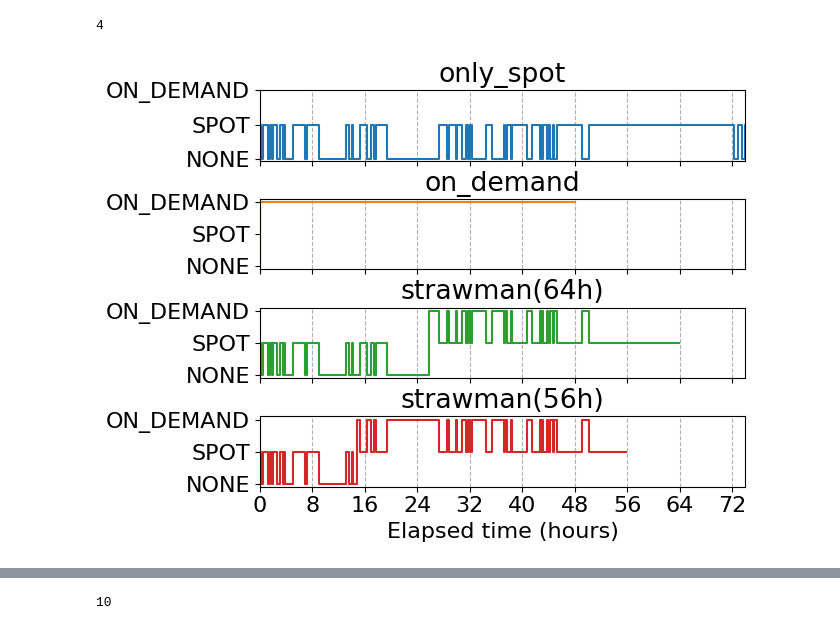
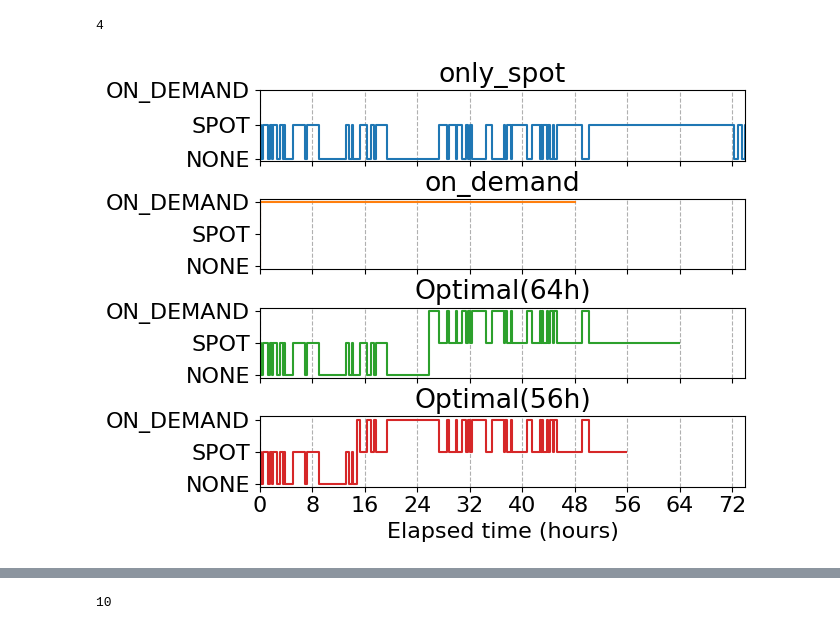
Before and after one commit to Michaelvll/skypilot-spot-strategy, a Jupyter notebook: scripts/plot.ipynb, the cells around one changed output, grey strips where cells are left out. Saved outputs shown, nothing was run; the diff lists cells and outputs as text; code cells hidden in the pictures.

```diff
--- a/scripts/plot.ipynb
+++ b/scripts/plot.ipynb
@@ -289,22 +287,26 @@ run_dfs = sorted(run_dfs, key=lambda x: STRATEGIES.index(x[0].config['strategy_m
 # %%
 end = 74
 tick_range = list(range(0, end, 8))
 fig, ax = plot_y(run_dfs, y_name='ClusterType', separate_ax=True, show_detailed_config=False, show_ddl=True)
 for x in ax:
     x.set_yticks([1, 2, 3])
     x.set_yticklabels([ClusterType(i).name for i in [1, 2, 3]])
     x.set_ylabel('')
+    title = x.get_title()
+    if title.startswith('strawman'):
+        suffix = title.split('strawman')[1]
+        x.set_title(f'Optimal{suffix}')
     #  ax.set_title(f'')
     x.set_xlim((0, end))
     x.set_xticks(tick_range)
     x.grid(True, which='major', axis='x', linestyle='--')
     x.set_xticklabels([''] * len(tick_range))
     x.set_xlabel('')
 ax[-1].set_xlabel('Elapsed time (hours)')
 ax[-1].set_xticklabels(tick_range)
 fig.tight_layout(pad=0)
 # %% [output]
-[figure, old version]
+[figure, new version]
 # %%
 fig, ax = plot_y(run_dfs, y_name='Cost', is_step_plot=False, show_detailed_config=False, show_ddl=True)
 ax[0].set_xticks(list(range(0, 81, 8)))
```
Also changed, not shown: parts of 10 cells of this notebook, 1 other file.
